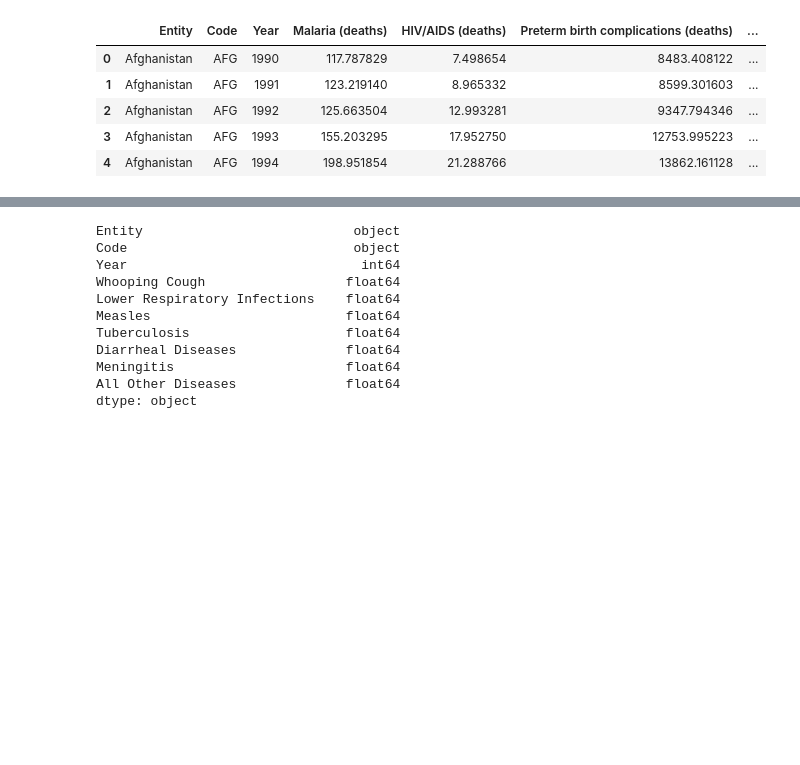
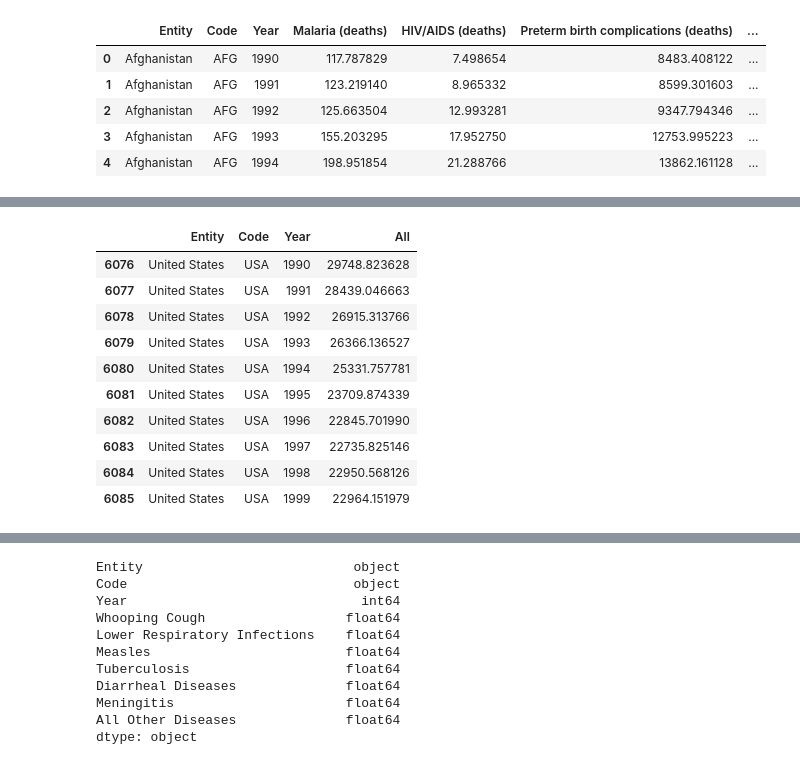
Before and after one commit to KristineYW/DS15-Unit-1-Build, a Jupyter notebook: Build_Week_1_Vis_3_4_CD.ipynb, the cells around one changed output, grey strips where cells are left out. Saved outputs shown, nothing was run; the diff lists cells and outputs as text; code cells hidden in the pictures; blank space fills up the shorter version.

```diff
--- a/Build_Week_1_Vis_3_4_CD.ipynb
+++ b/Build_Week_1_Vis_3_4_CD.ipynb
@@ -50,0 +79,14 @@ ch_d.head()
+# %%
+cd_rest.head(10)
+# %% [output]
+|  | Entity | Code | Year | All |
+| 6076 | United States | USA | 1990 | 29748.823628 |
+| 6077 | United States | USA | 1991 | 28439.046663 |
+| 6078 | United States | USA | 1992 | 26915.313766 |
+| 6079 | United States | USA | 1993 | 26366.136527 |
+| 6080 | United States | USA | 1994 | 25331.757781 |
+| 6081 | United States | USA | 1995 | 23709.874339 |
+| 6082 | United States | USA | 1996 | 22845.701990 |
+| 6083 | United States | USA | 1997 | 22735.825146 |
+| 6084 | United States | USA | 1998 | 22950.568126 |
+| 6085 | United States | USA | 1999 | 22964.151979 |
```
Also changed, not shown: parts of 8 cells of this notebook.
